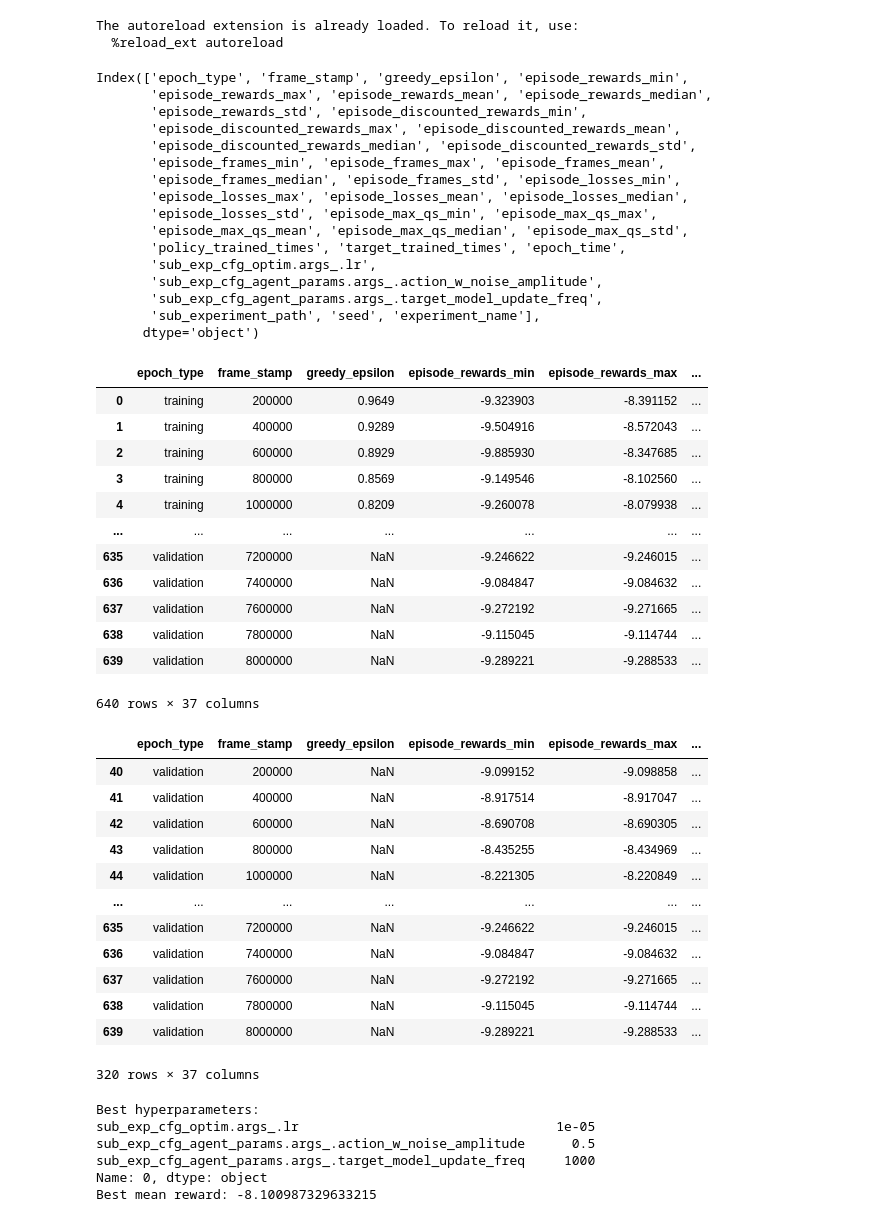
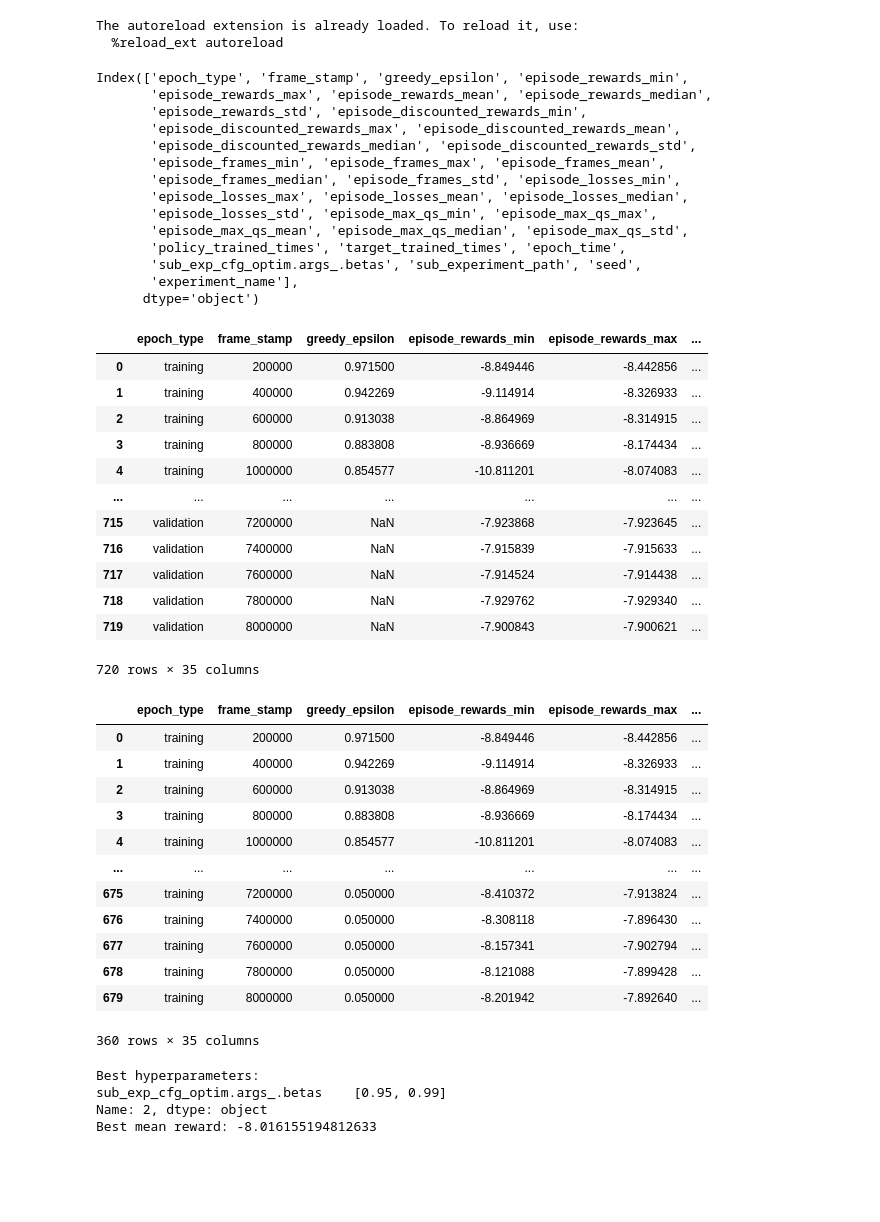
Before and after one commit to mariusdgm/phd-rl-algos, a Jupyter notebook: dqn/opinion_dynamics/experiments/inspect_results.ipynb, the cells around one changed output. Saved outputs shown, nothing was run; the diff lists cells and outputs as text; code cells hidden in the pictures; blank space fills up the shorter version.

```diff
--- a/dqn/opinion_dynamics/experiments/inspect_results.ipynb
+++ b/dqn/opinion_dynamics/experiments/inspect_results.ipynb
@@ -33,7 +33,7 @@ warnings.filterwarnings("ignore")
 from dqn.opinion_dynamics.utils.experiment import process_experiment
 # %%
 # experiment_sub_dir = "2025May02-101004_configs" # excellent run
-experiment_sub_dir = "2025May29-012929_configs"
+experiment_sub_dir = "2025Jun01-133505_configs"
 
 exp_path = os.path.join(r"D:\Work\repos\RL\phd-rl-algos\dqn\opinion_dynamics\experiments\results", experiment_sub_dir)
 df = process_experiment(
@@ -52,43 +52,42 @@ Index(['epoch_type', 'frame_stamp', 'greedy_epsilon', 'episode_rewards_min',
        'episode_losses_std', 'episode_max_qs_min', 'episode_max_qs_max',
        'episode_max_qs_mean', 'episode_max_qs_median', 'episode_max_qs_std',
        'policy_trained_times', 'target_trained_times', 'epoch_time',
-       'sub_exp_cfg_optim.args_.lr',
-       'sub_exp_cfg_agent_params.args_.action_w_noise_amplitude',
-       'sub_exp_cfg_agent_params.args_.target_model_update_freq',
-       'sub_experiment_path', 'seed', 'experiment_name'],
+       'sub_exp_cfg_optim.args_.betas', 'sub_experiment_path', 'seed',
+       'experiment_name'],
       dtype='object')
 # %%
 df
 # %% [output]
 |  | epoch_type | frame_stamp | greedy_epsilon | episode_rewards_min | episode_rewards_max | ... |
-| 0 | training | 200000 | 0.9649 | -9.323903 | -8.391152 | ... |
-| 1 | training | 400000 | 0.9289 | -9.504916 | -8.572043 | ... |
-| 2 | training | 600000 | 0.8929 | -9.885930 | -8.347685 | ... |
-| 3 | training | 800000 | 0.8569 | -9.149546 | -8.102560 | ... |
-| 4 | training | 1000000 | 0.8209 | -9.260078 | -8.079938 | ... |
+| 0 | training | 200000 | 0.971500 | -8.849446 | -8.442856 | ... |
+| 1 | training | 400000 | 0.942269 | -9.114914 | -8.326933 | ... |
+| 2 | training | 600000 | 0.913038 | -8.864969 | -8.314915 | ... |
+| 3 | training | 800000 | 0.883808 | -8.936669 | -8.174434 | ... |
+| 4 | training | 1000000 | 0.854577 | -10.811201 | -8.074083 | ... |
 | ... | ... | ... | ... | ... | ... | ... |
-| 635 | validation | 7200000 | NaN | -9.246622 | -9.246015 | ... |
-| 636 | validation | 7400000 | NaN | -9.084847 | -9.084632 | ... |
-| 637 | validation | 7600000 | NaN | -9.272192 | -9.271665 | ... |
-| 638 | validation | 7800000 | NaN | -9.115045 | -9.114744 | ... |
-| 639 | validation | 8000000 | NaN | -9.289221 | -9.288533 | ... |
+| 715 | validation | 7200000 | NaN | -7.923868 | -7.923645 | ... |
+| 716 | validation | 7400000 | NaN | -7.915839 | -7.915633 | ... |
+| 717 | validation | 7600000 | NaN | -7.914524 | -7.914438 | ... |
+| 718 | validation | 7800000 | NaN | -7.929762 | -7.929340 | ... |
+| 719 | validation | 8000000 | NaN | -7.900843 | -7.900621 | ... |
-640 rows × 37 columns
+720 rows × 35 columns
 # %%
-df[df['epoch_type'] == 'validation']
+# df[df['epoch_type'] == 'validation']
+df[df['epoch_type'] == 'training']
 # %% [output]
 |  | epoch_type | frame_stamp | greedy_epsilon | episode_rewards_min | episode_rewards_max | ... |
-| 40 | validation | 200000 | NaN | -9.099152 | -9.098858 | ... |
-| 41 | validation | 400000 | NaN | -8.917514 | -8.917047 | ... |
-| 42 | validation | 600000 | NaN | -8.690708 | -8.690305 | ... |
-| 43 | validation | 800000 | NaN | -8.435255 | -8.434969 | ... |
-| 44 | validation | 1000000 | NaN | -8.221305 | -8.220849 | ... |
+| 0 | training | 200000 | 0.971500 | -8.849446 | -8.442856 | ... |
+| 1 | training | 400000 | 0.942269 | -9.114914 | -8.326933 | ... |
+| 2 | training | 600000 | 0.913038 | -8.864969 | -8.314915 | ... |
+| 3 | training | 800000 | 0.883808 | -8.936669 | -8.174434 | ... |
+| 4 | training | 1000000 | 0.854577 | -10.811201 | -8.074083 | ... |
 | ... | ... | ... | ... | ... | ... | ... |
-| 635 | validation | 7200000 | NaN | -9.246622 | -9.246015 | ... |
-| 636 | validation | 7400000 | NaN | -9.084847 | -9.084632 | ... |
-| 637 | validation | 7600000 | NaN | -9.272192 | -9.271665 | ... |
-| 638 | validation | 7800000 | NaN | -9.115045 | -9.114744 | ... |
-| 639 | validation | 8000000 | NaN | -9.289221 | -9.288533 | ... |
+| 675 | training | 7200000 | 0.050000 | -8.410372 | -7.913824 | ... |
+| 676 | training | 7400000 | 0.050000 | -8.308118 | -7.896430 | ... |
+| 677 | training | 7600000 | 0.050000 | -8.157341 | -7.902794 | ... |
+| 678 | training | 7800000 | 0.050000 | -8.121088 | -7.899428 | ... |
+| 679 | training | 8000000 | 0.050000 | -8.201942 | -7.892640 | ... |
-320 rows × 37 columns
+360 rows × 35 columns
 # %%
 # Define hyperparameter columns
 hyperparam_columns = [col for col in df.columns if "sub_exp_cfg" in col]
@@ -107,11 +106,9 @@ print(f"Best hyperparameters:\n{best_row[hyperparam_columns]}")
 print(f"Best mean reward: {best_row['episode_rewards_mean']}")
 # %% [output]
 Best hyperparameters:
-sub_exp_cfg_optim.args_.lr                                 1e-05
-sub_exp_cfg_agent_params.args_.action_w_noise_amplitude      0.5
-sub_exp_cfg_agent_params.args_.target_model_update_freq     1000
-Name: 0, dtype: object
-Best mean reward: -8.100987329633215
+sub_exp_cfg_optim.args_.betas    [0.95, 0.99]
+Name: 2, dtype: object
+Best mean reward: -8.016155194812633
 # %%
 averaged_results
 # %% [output]
```
Also changed, not shown: parts of 14 cells of this notebook, 7 other files.
